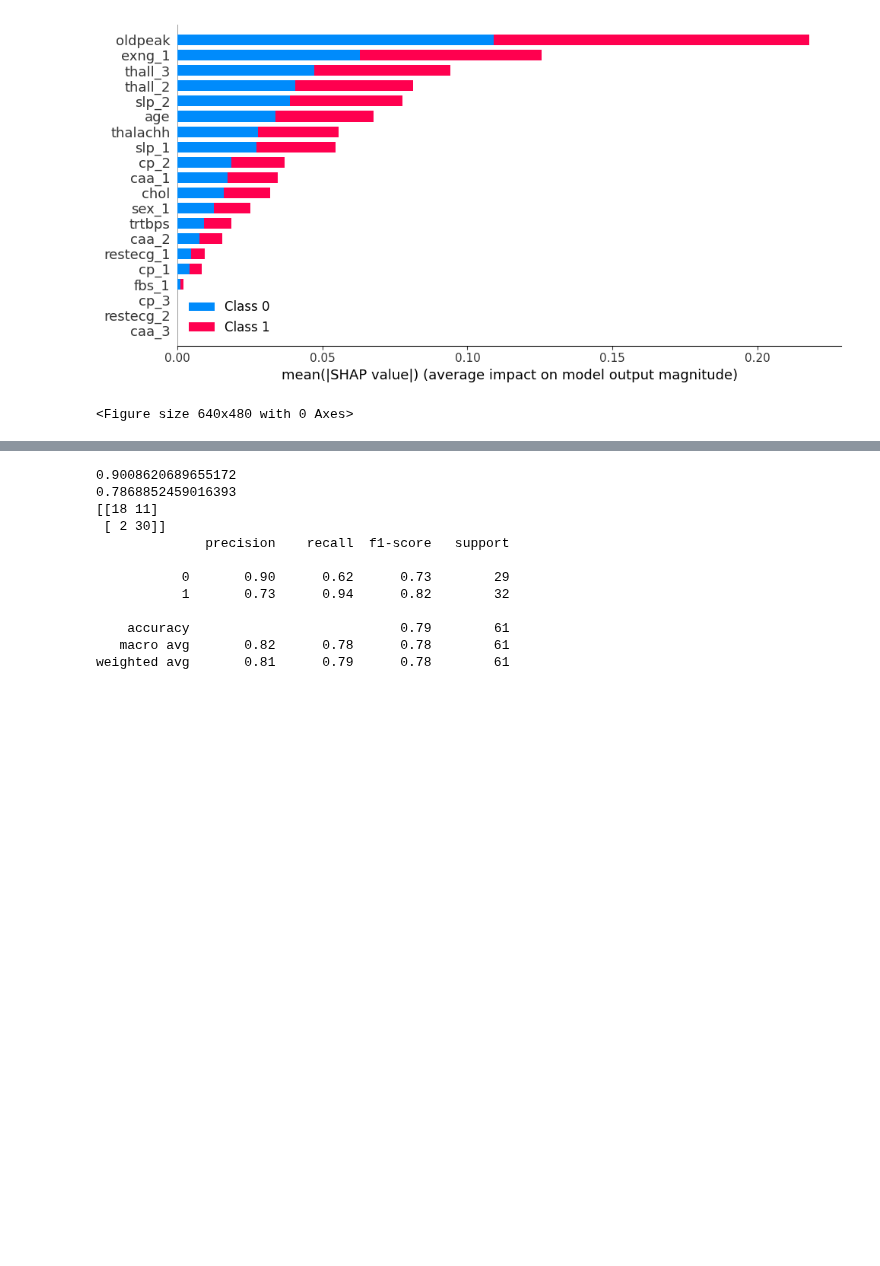
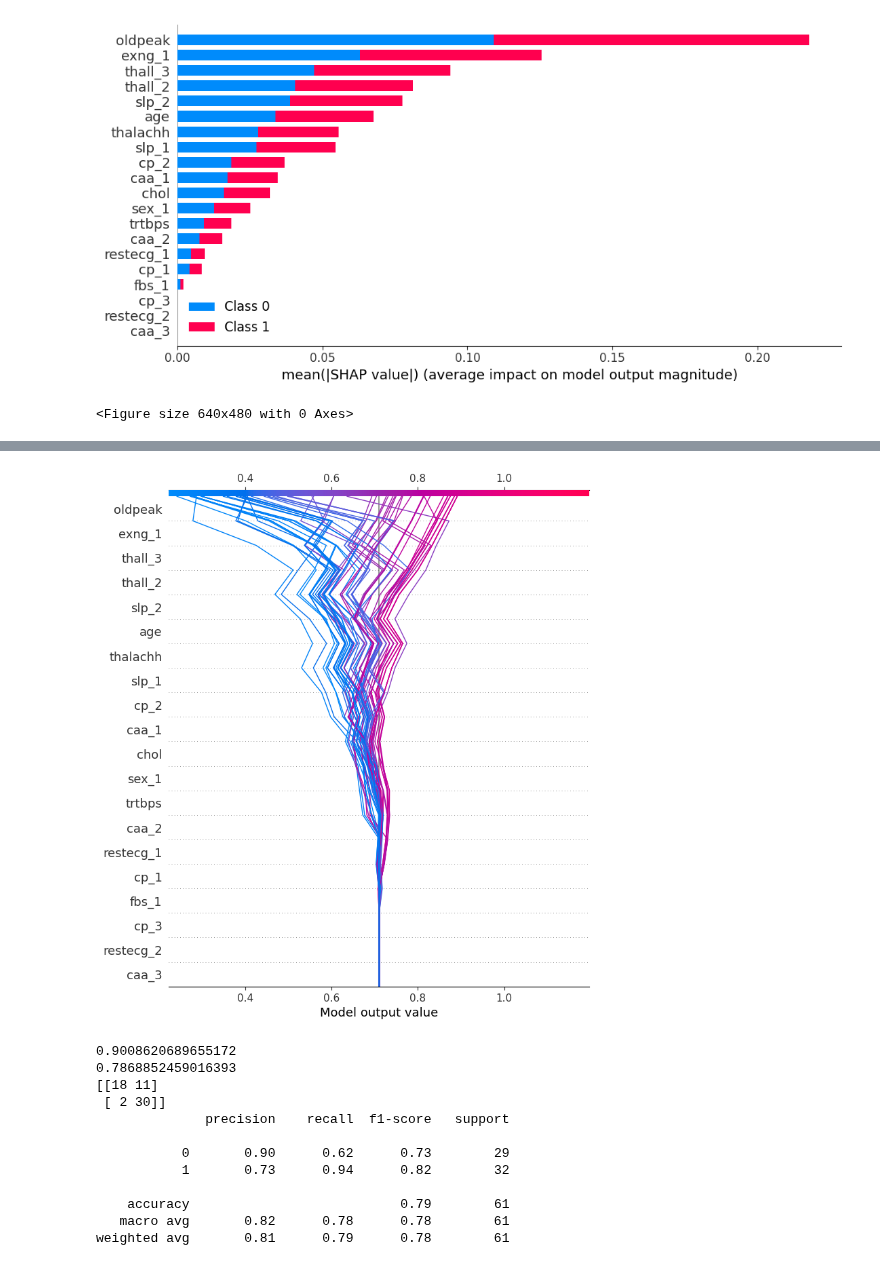
Before and after one commit to pparkitn/kaggle, a Jupyter notebook: classification-random-forest.ipynb, the cells around one changed output, grey strips where cells are left out. Cells and saved outputs as stored; diff of their text form; code cells hidden in the pictures; blank space fills up the shorter version.

```diff
--- a/classification-random-forest.ipynb
+++ b/classification-random-forest.ipynb
@@ -260,3 +299,7 @@ plt.savefig('shap_summary_plot.png', bbox_inches='tight')
+# %%
+shap.decision_plot(explainer.expected_value[1], shap_values[1], X_test.columns)
+# %% [output]
+[figure, added]
 # %%
 # Load the saved model
 loaded_model = joblib.load(model_name)
```
Also changed, not shown: parts of 10 cells of this notebook.
